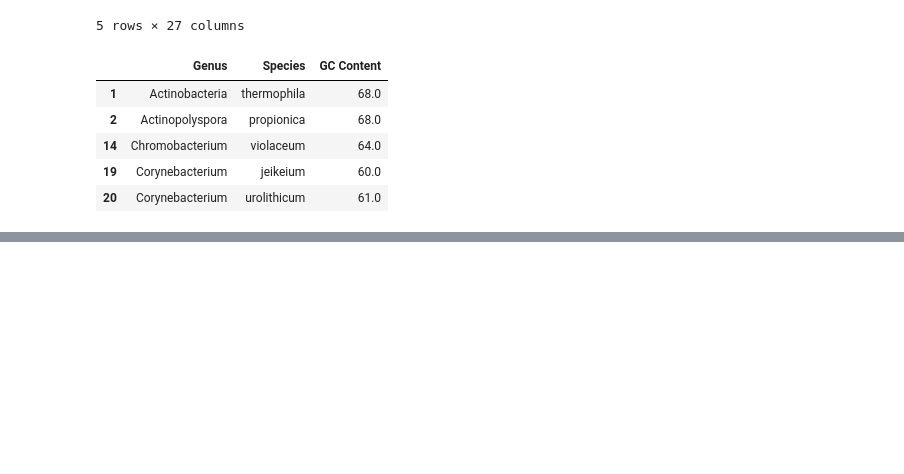
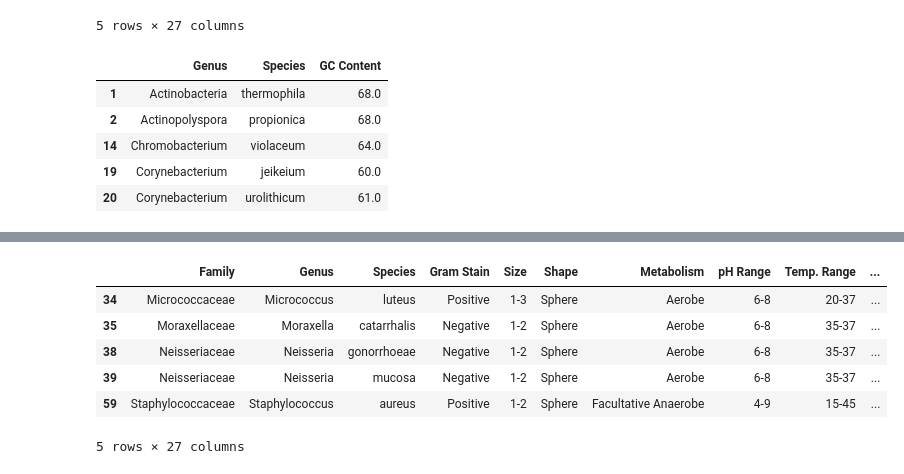
Before and after one commit to kucupwn/MicrobesGrid, a Jupyter notebook: main.ipynb, the cells around one changed output, grey strips where cells are left out. Saved outputs shown, nothing was run; the diff lists cells and outputs as text; code cells hidden in the pictures; blank space fills up the shorter version.

```diff
--- a/main.ipynb
+++ b/main.ipynb
@@ -254,0 +282,12 @@ display(more_than_60_gc_content[["Genus", "Species", "GC Content"]].head(5))
+# %%
+text_shape_sphere = "Shape: Sphere"
+shape_sphere = df[df["Shape"] == "Sphere"]
+display(shape_sphere.head(5))
+# %% [output]
+|  | Family | Genus | Species | Gram Stain | Size | Shape | Metabolism | pH Range | Temp. Range | ... |
+| 34 | Micrococcaceae | Micrococcus | luteus | Positive | 1-3 | Sphere | Aerobe | 6-8 | 20-37 | ... |
+| 35 | Moraxellaceae | Moraxella | catarrhalis | Negative | 1-2 | Sphere | Aerobe | 6-8 | 35-37 | ... |
+| 38 | Neisseriaceae | Neisseria | gonorrhoeae | Negative | 1-2 | Sphere | Aerobe | 6-8 | 35-37 | ... |
+| 39 | Neisseriaceae | Neisseria | mucosa | Negative | 1-2 | Sphere | Aerobe | 6-8 | 35-37 | ... |
+| 59 | Staphylococcaceae | Staphylococcus | aureus | Positive | 1-2 | Sphere | Facultative Anaerobe | 4-9 | 15-45 | ... |
+5 rows × 27 columns
```
Also changed, not shown: parts of 6 cells of this notebook.
